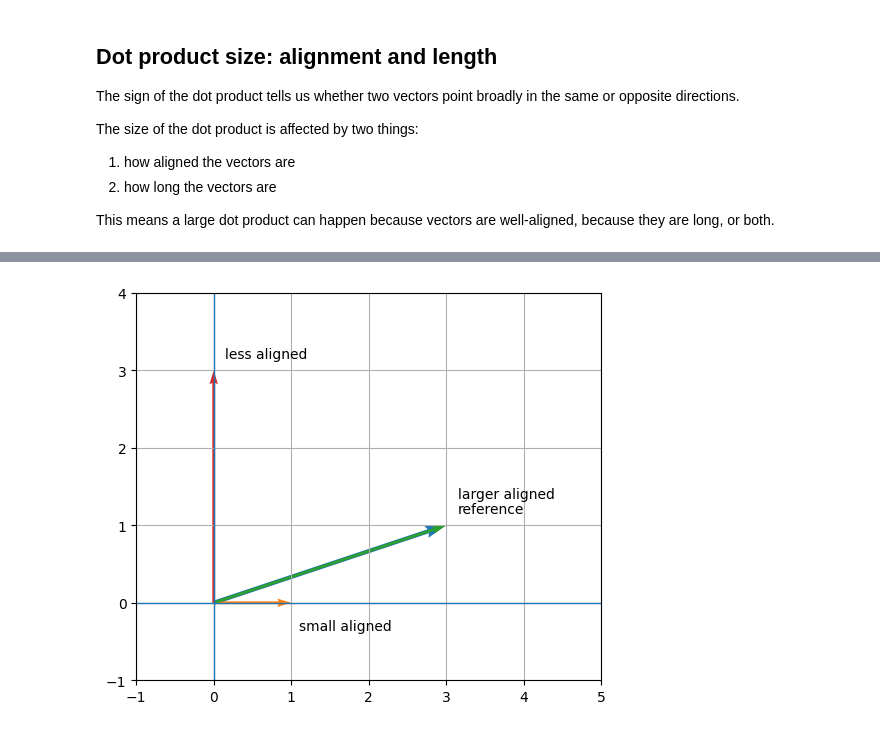
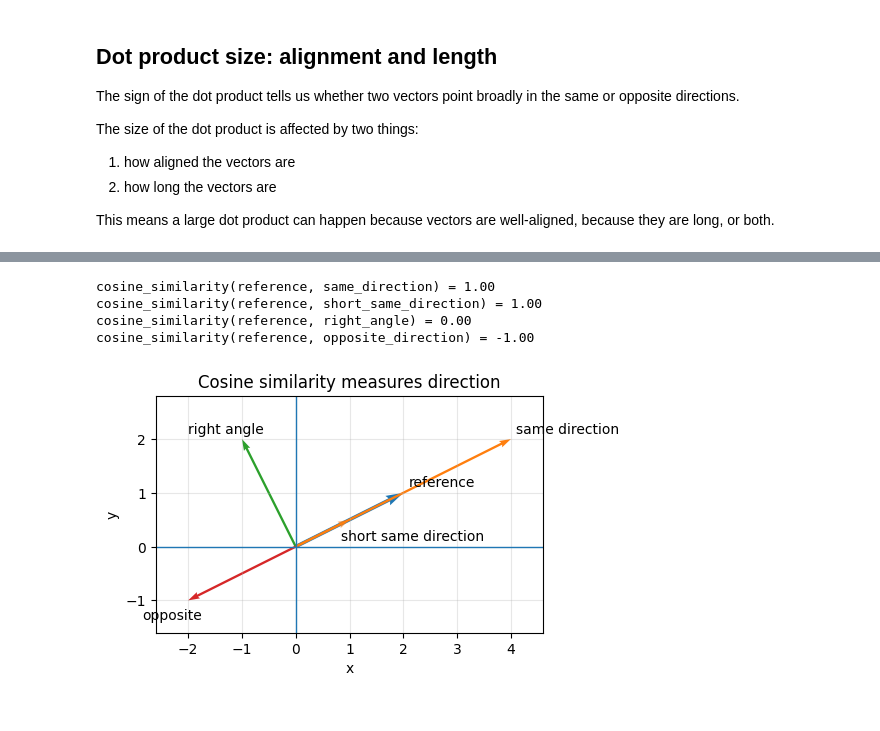
Before and after one commit to AnthonyPWatts/imperial-ai-coursework, a Jupyter notebook: maths-refresh/02-dot-products-cosine-similarity.ipynb, the cells around one changed output, grey strips where cells are left out. Cells and saved outputs as stored; diff of their text form; code cells hidden in the pictures.

```diff
--- a/maths-refresh/02-dot-products-cosine-similarity.ipynb
+++ b/maths-refresh/02-dot-products-cosine-similarity.ipynb
@@ -258,43 +427,76 @@ That is because the dot product combines direction and length into a single numb
+# %%
+reference = np.array([2, 1])
+
+same_direction = np.array([4, 2])
+short_same_direction = np.array([1, 0.5])
+right_angle = np.array([-1, 2])
+opposite_direction = np.array([-2, -1])
+
+comparisons = [
+    ("same_direction", same_direction),
+    ("short_same_direction", short_same_direction),
+    ("right_angle", right_angle),
+    ("opposite_direction", opposite_direction),
+]
+
+for name, vector in comparisons:
+    print(f"cosine_similarity(reference, {name}) = {cosine_similarity(reference, vector):.2f}")
+# %% [output]
+cosine_similarity(reference, same_direction) = 1.00
+cosine_similarity(reference, short_same_direction) = 1.00
+cosine_similarity(reference, right_angle) = 0.00
+cosine_similarity(reference, opposite_direction) = -1.00
 # %%
-fig, ax = setup_vector_plot(
-    xlim=(-1, 5),
-    ylim=(-1, 4),
-    figsize=(6, 6)
+fig, ax = plt.subplots(figsize=(5, 4.5))
+setup_vector_plot(
+    ax,
+    "Cosine similarity measures direction",
+    xlim=(-2.6, 4.6),
+    ylim=(-1.6, 2.8),
 )
 
 draw_vector(
     ax,
     reference,
     label="reference",
-    label_offset=(0.15, 0.15),
+    label_offset=(0.1, 0.12),
     color="C0",
-    width=0.009
+    width=0.009,
 )
 
 draw_vector(
     ax,
-    small_aligned,
-    label="small aligned",
-    label_offset=(0.1, -0.35),
-    color="C1"
+    same_direction,
+    label="same direction",
+    label_offset=(0.1, 0.1),
+    color="C1",
 )
 
 draw_vector(
     ax,
-    larger_aligned,
-    label="larger aligned",
-    label_offset=(0.15, 0.35),
-    color="C2"
+    short_same_direction,
+    label="short same direction",
+    label_offset=(-0.15, -0.38),
+    color="C1",
+    alpha=0.65,
 )
 
 draw_vector(
     ax,
-    less_aligned,
-    label="less aligned",
-    label_offset=(0.15, 0.15),
-    color="C3"
+    right_angle,
+    label="right angle",
+    label_offset=(-1.0, 0.1),
+    color="C2",
+)
+
+draw_vector(
+    ax,
+    opposite_direction,
+    label="opposite",
+    label_offset=(-0.85, -0.35),
+    color="C3",
 )
 
 plt.show()
 # %% [output]
-[figure, old version]
+[figure, new version]
```
Also changed, not shown: parts of 33 cells of this notebook, 1 other file.
